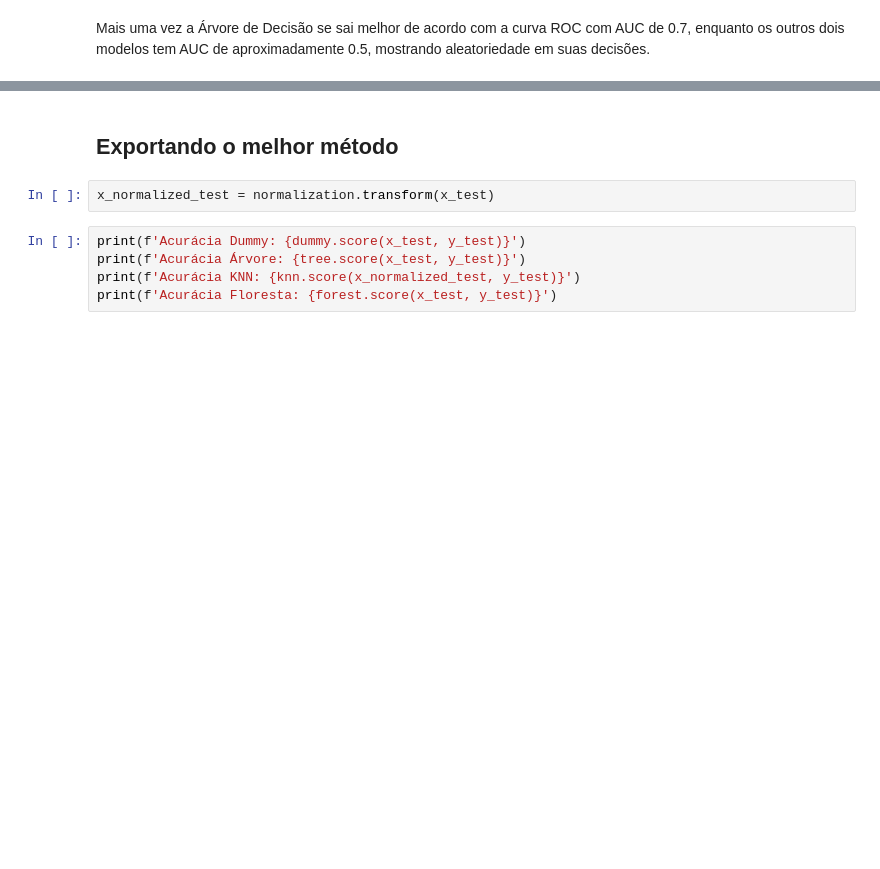
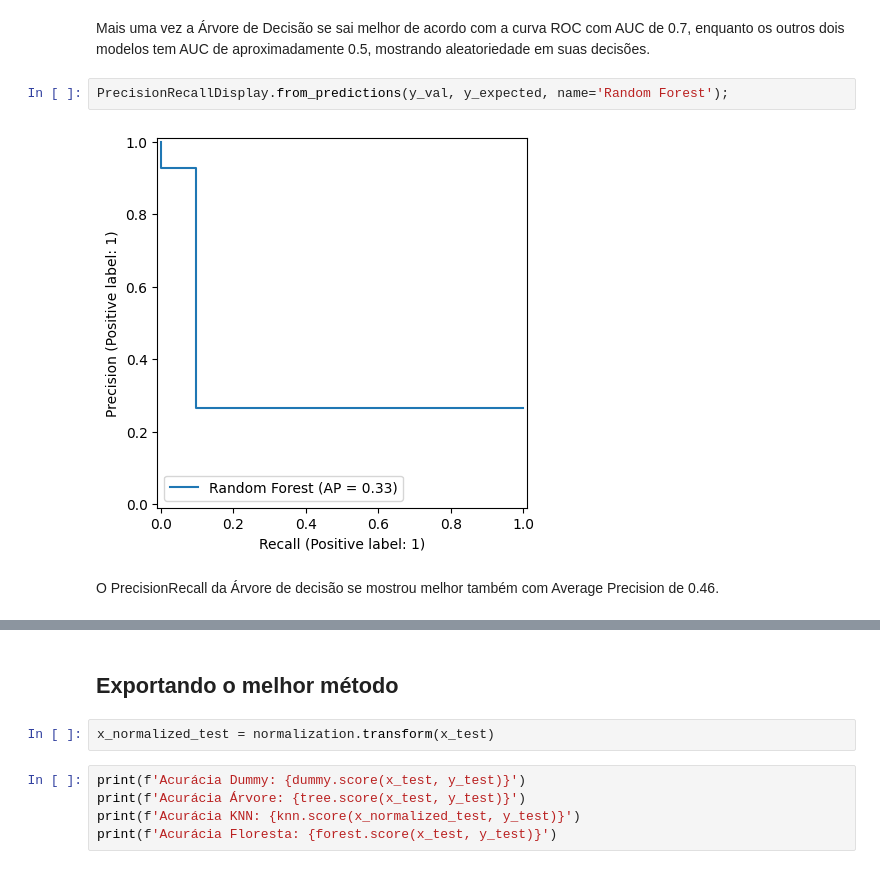
Before and after one commit to FilipeMadeira13/churn_prediction, a Jupyter notebook: notebooks/main.ipynb, the cells around one changed output, grey strips where cells are left out. Saved outputs shown, nothing was run; the diff lists cells and outputs as text; blank space fills up the shorter version.

```diff
--- a/notebooks/main.ipynb
+++ b/notebooks/main.ipynb
@@ -278,2 +312,8 @@ RocCurveDisplay.from_predictions(y_val, y_expected, name='Random Forest');
 # %% [markdown]
 Mais uma vez a Árvore de Decisão se sai melhor de acordo com a curva ROC com AUC de 0.7, enquanto os outros dois modelos tem AUC de aproximadamente 0.5, mostrando aleatoriedade em suas decisões.
+# %%
+PrecisionRecallDisplay.from_predictions(y_val, y_expected, name='Random Forest');
+# %% [output]
+[figure, added]
+# %% [markdown]
+O PrecisionRecall da Árvore de decisão se mostrou melhor também com Average Precision de 0.46.
```
Also changed, not shown: parts of 12 cells of this notebook.
